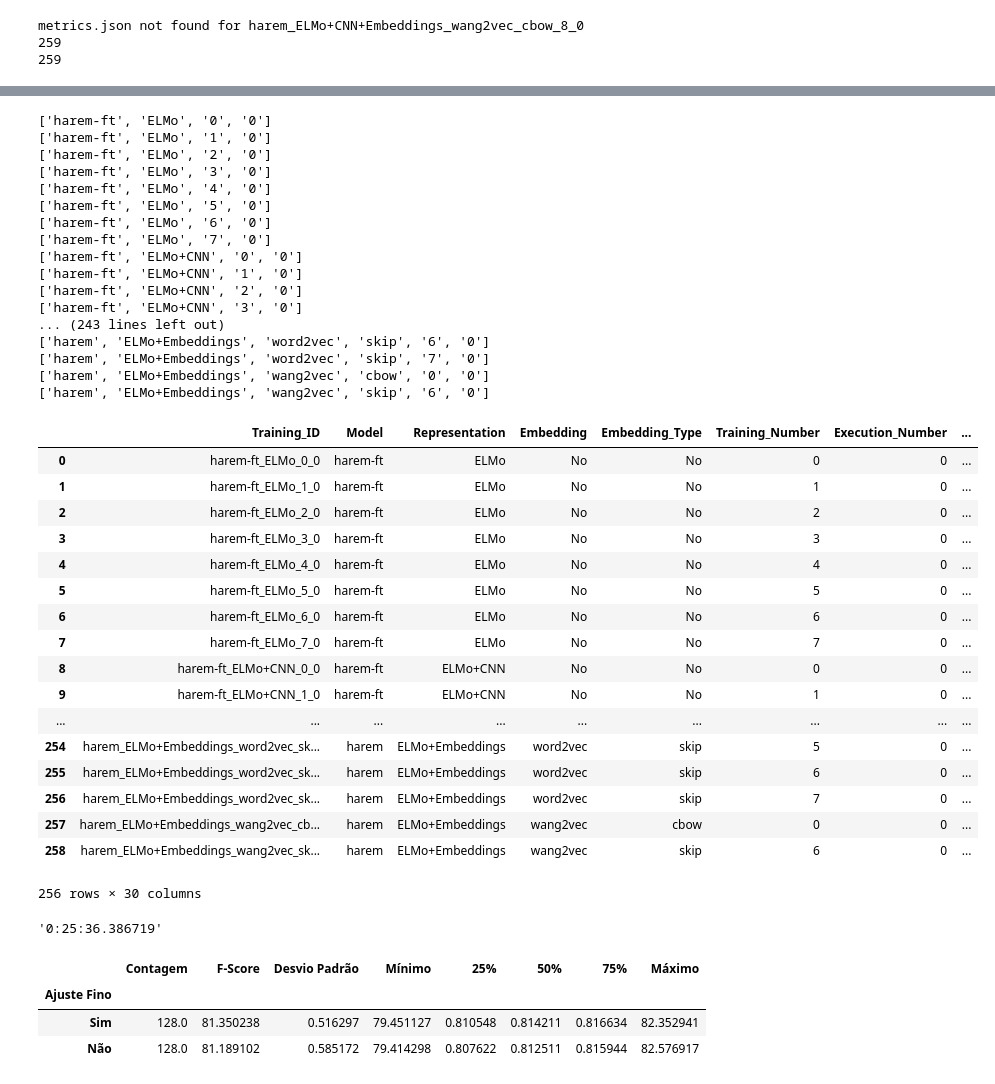
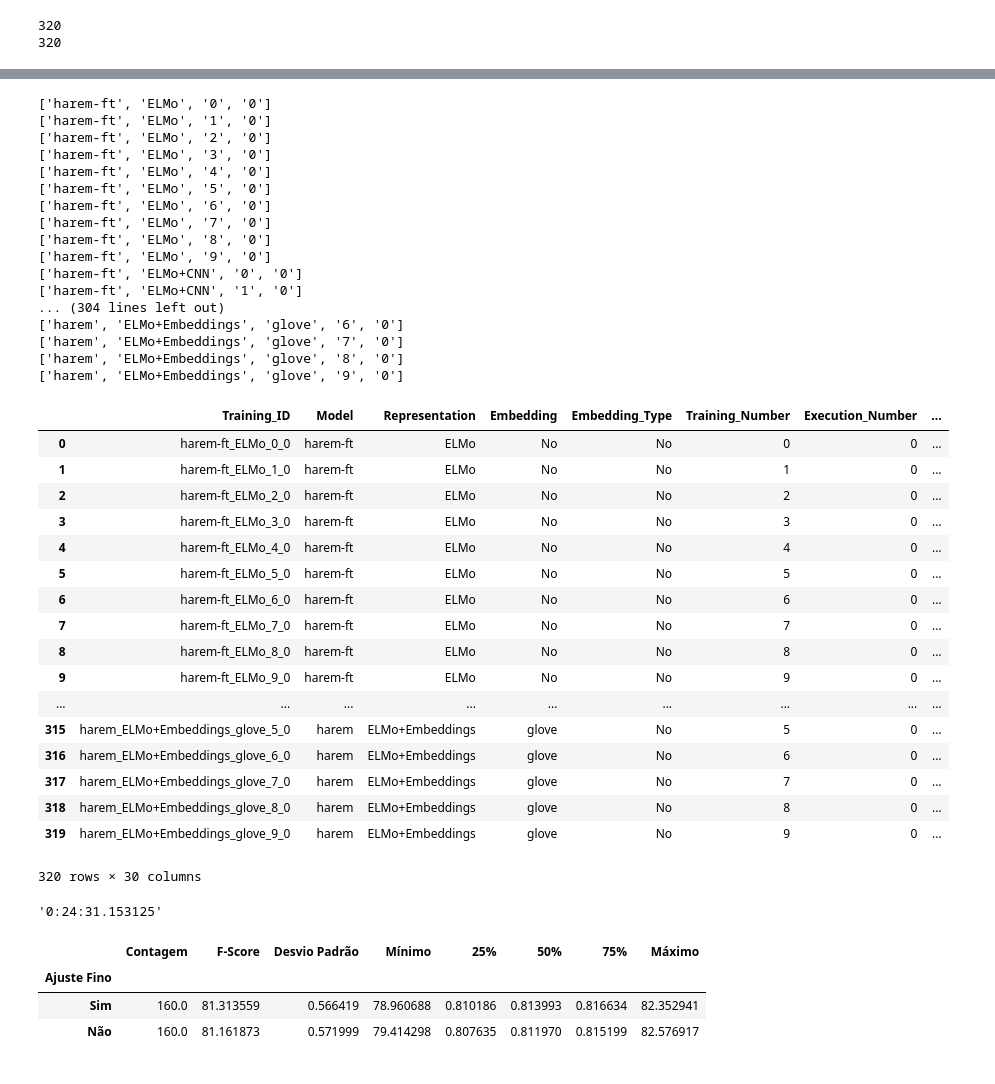
Before and after one commit to pvcastro/deeplearningufg, a Jupyter notebook: anova/Avaliar Resultados HAREM Oficial Mestrado-Todas Possibilidades de Representação.ipynb, the cells around one changed output, grey strips where cells are left out. Cells and saved outputs as stored; diff of their text form; code cells hidden in the pictures.

```diff
--- a/anova/Avaliar Resultados HAREM Oficial Mestrado-Todas Possibilidades de Representação.ipynb
+++ b/anova/Avaliar Resultados HAREM Oficial Mestrado-Todas Possibilidades de Representação.ipynb
@@ -20,7 +20,7 @@ import statsmodels.stats.multicomp
 # %%
 #path_results = Path('/media/discoD/models/elmo/ner/results_20_epochs_ibm')
 #path_results = Path('/media/discoD/models/elmo/ner/results_1_epoch_harem_all_combinations')
-path_results = Path('/media/discoD/models/elmo/ner/results')
+path_results = Path('/media/discoD/models/elmo/ner/results_HAREM_mestrado_ciclo_0')
 # %%
 for folder in path_results.iterdir():
     print(folder)
@@ -55,9 +55,8 @@ for folder in path_results.iterdir():
 print(len(metrics))
 print(len(configs))
 # %% [output]
-metrics.json not found for harem_ELMo+CNN+Embeddings_wang2vec_cbow_8_0
-259
-259
+320
+320
 # %%
 def get_seconds(time_str):
     x = time.strptime(time_str,'%H:%M:%S')
@@ -172,45 +171,45 @@ for training_id, config in configs.items():
 ['harem-ft', 'ELMo', '5', '0']
 ['harem-ft', 'ELMo', '6', '0']
 ['harem-ft', 'ELMo', '7', '0']
+['harem-ft', 'ELMo', '8', '0']
+['harem-ft', 'ELMo', '9', '0']
 ['harem-ft', 'ELMo+CNN', '0', '0']
 ['harem-ft', 'ELMo+CNN', '1', '0']
-['harem-ft', 'ELMo+CNN', '2', '0']
-['harem-ft', 'ELMo+CNN', '3', '0']
-... (243 lines left out)
-['harem', 'ELMo+Embeddings', 'word2vec', 'skip', '6', '0']
-['harem', 'ELMo+Embeddings', 'word2vec', 'skip', '7', '0']
-['harem', 'ELMo+Embeddings', 'wang2vec', 'cbow', '0', '0']
-['harem', 'ELMo+Embeddings', 'wang2vec', 'skip', '6', '0']
+... (304 lines left out)
+['harem', 'ELMo+Embeddings', 'glove', '6', '0']
+['harem', 'ELMo+Embeddings', 'glove', '7', '0']
+['harem', 'ELMo+Embeddings', 'glove', '8', '0']
+['harem', 'ELMo+Embeddings', 'glove', '9', '0']
 # %%
 pd.set_option('display.max_columns', 1000)
 training_data_df = pd.DataFrame(training_data, columns=columns)
-training_data_df = training_data_df[(training_data_df[TRAINING_NUMBER]).astype(int) < 8]
+#training_data_df = training_data_df[(training_data_df[TRAINING_NUMBER]).astype(int) < 9]
 training_data_df
 # %% [output]
 |  | Training_ID | Model | Representation | Embedding | Embedding_Type | Training_Number | Execution_Number | ... |
 | 0 | harem-ft_ELMo_0_0 | harem-ft | ELMo | No | No | 0 | 0 | ... |
 | 1 | harem-ft_ELMo_1_0 | harem-ft | ELMo | No | No | 1 | 0 | ... |
 | 2 | harem-ft_ELMo_2_0 | harem-ft | ELMo | No | No | 2 | 0 | ... |
 | 3 | harem-ft_ELMo_3_0 | harem-ft | ELMo | No | No | 3 | 0 | ... |
 | 4 | harem-ft_ELMo_4_0 | harem-ft | ELMo | No | No | 4 | 0 | ... |
 | 5 | harem-ft_ELMo_5_0 | harem-ft | ELMo | No | No | 5 | 0 | ... |
 | 6 | harem-ft_ELMo_6_0 | harem-ft | ELMo | No | No | 6 | 0 | ... |
 | 7 | harem-ft_ELMo_7_0 | harem-ft | ELMo | No | No | 7 | 0 | ... |
-| 8 | harem-ft_ELMo+CNN_0_0 | harem-ft | ELMo+CNN | No | No | 0 | 0 | ... |
-| 9 | harem-ft_ELMo+CNN_1_0 | harem-ft | ELMo+CNN | No | No | 1 | 0 | ... |
+| 8 | harem-ft_ELMo_8_0 | harem-ft | ELMo | No | No | 8 | 0 | ... |
+| 9 | harem-ft_ELMo_9_0 | harem-ft | ELMo | No | No | 9 | 0 | ... |
 | ... | ... | ... | ... | ... | ... | ... | ... | ... |
-| 254 | harem_ELMo+Embeddings_word2vec_sk... | harem | ELMo+Embeddings | word2vec | skip | 5 | 0 | ... |
-| 255 | harem_ELMo+Embeddings_word2vec_sk... | harem | ELMo+Embeddings | word2vec | skip | 6 | 0 | ... |
-| 256 | harem_ELMo+Embeddings_word2vec_sk... | harem | ELMo+Embeddings | word2vec | skip | 7 | 0 | ... |
-| 257 | harem_ELMo+Embeddings_wang2vec_cb... | harem | ELMo+Embeddings | wang2vec | cbow | 0 | 0 | ... |
-| 258 | harem_ELMo+Embeddings_wang2vec_sk... | harem | ELMo+Embeddings | wang2vec | skip | 6 | 0 | ... |
+| 315 | harem_ELMo+Embeddings_glove_5_0 | harem | ELMo+Embeddings | glove | No | 5 | 0 | ... |
+| 316 | harem_ELMo+Embeddings_glove_6_0 | harem | ELMo+Embeddings | glove | No | 6 | 0 | ... |
+| 317 | harem_ELMo+Embeddings_glove_7_0 | harem | ELMo+Embeddings | glove | No | 7 | 0 | ... |
+| 318 | harem_ELMo+Embeddings_glove_8_0 | harem | ELMo+Embeddings | glove | No | 8 | 0 | ... |
+| 319 | harem_ELMo+Embeddings_glove_9_0 | harem | ELMo+Embeddings | glove | No | 9 | 0 | ... |
-256 rows × 30 columns
+320 rows × 30 columns
 # %%
 training_data_df.to_csv('training_data_20_epochs_mestrado_all_reps.csv', index=None)
 # %%
 str(datetime.timedelta(seconds=training_data_df[TOTAL_DURATION].mean()))
 # %% [output]
-'0:25:36.386719'
+'0:24:31.153125'
 # %%
 default_exported_columns = ['mean', 'min', 'max', 'std']
 renamed_columns = ['Contagem', 'F-Score', 'Desvio Padrão', 'Mínimo', '25%', '50%', '75%', 'Máximo']
@@ -237,8 +236,8 @@ get_group_csv('Ajuste Fino', MODEL, MODEL, TEST_F1_MEASURE, model_map)
 # %% [output]
 |  | Contagem | F-Score | Desvio Padrão | Mínimo | 25% | 50% | 75% | Máximo |
 | Ajuste Fino |  |  |  |  |  |  |  |  |
-| Sim | 128.0 | 81.350238 | 0.516297 | 79.451127 | 0.810548 | 0.814211 | 0.816634 | 82.352941 |
-| Não | 128.0 | 81.189102 | 0.585172 | 79.414298 | 0.807622 | 0.812511 | 0.815944 | 82.576917 |
+| Sim | 160.0 | 81.313559 | 0.566419 | 78.960688 | 0.810186 | 0.813993 | 0.816634 | 82.352941 |
+| Não | 160.0 | 81.161873 | 0.571999 | 79.414298 | 0.807635 | 0.811970 | 0.815199 | 82.576917 |
 # %%
 get_group_csv('Representação', REPRESENTATION, REPRESENTATION, TEST_F1_MEASURE, representation_map)
 # %% [output]
```
Also changed, not shown: parts of 15 cells of this notebook, 13 other files.
